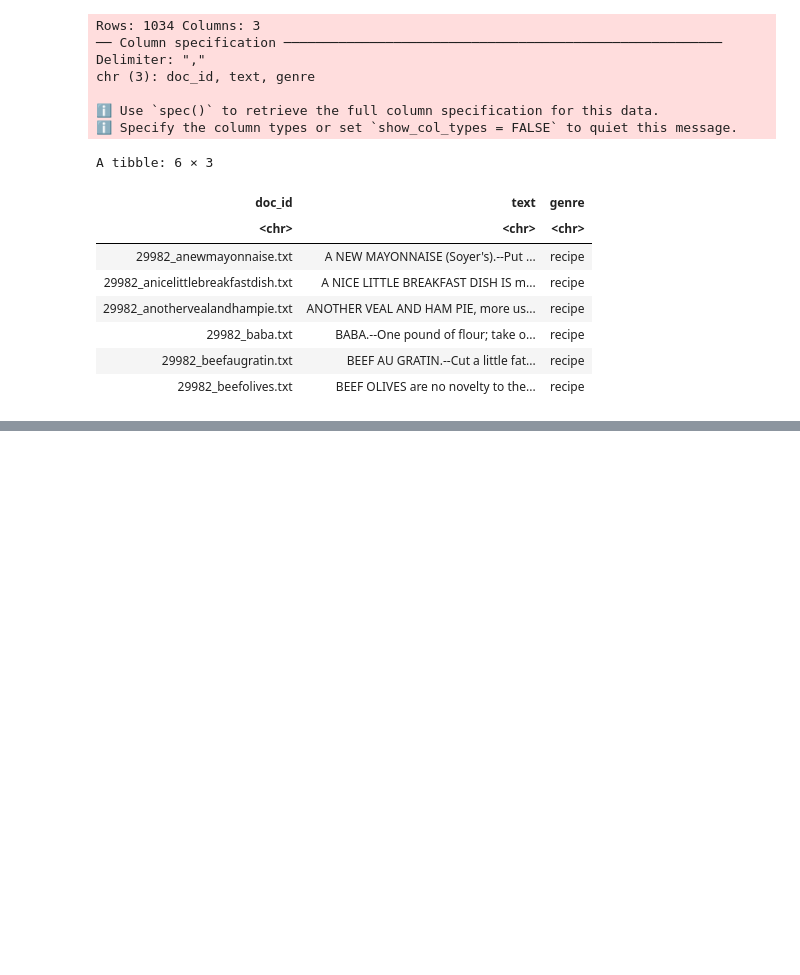
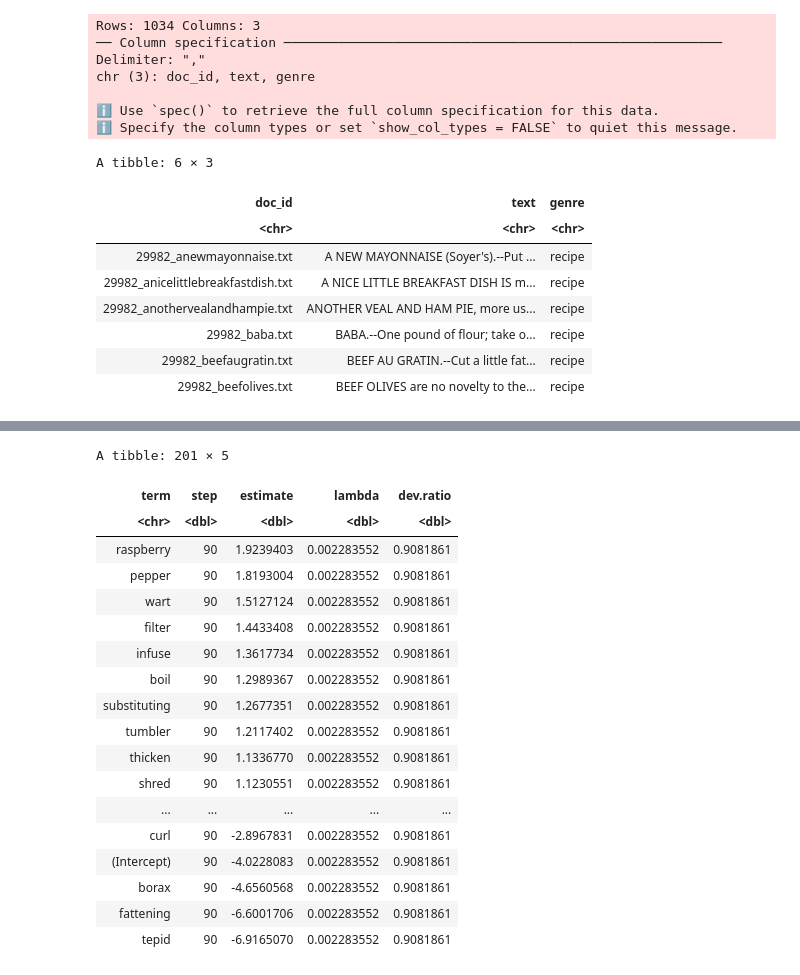
Before and after one commit to ViralTexts/viral-texts-classification, a Jupyter notebook: RecipeClassification.ipynb, the cells around one changed output, grey strips where cells are left out. Cells and saved outputs as stored; diff of their text form; code cells hidden in the pictures; blank space fills up the shorter version.

```diff
--- a/RecipeClassification.ipynb
+++ b/RecipeClassification.ipynb
@@ -135,0 +226,24 @@ coefs <- model$glmnet.fit %>%
+# %%
+coefs %>%
+  arrange(desc(estimate)) %>%
+  View()
+# %% [output]
+A tibble: 201 × 5
+| term | step | estimate | lambda | dev.ratio |
+| <chr> | <dbl> | <dbl> | <dbl> | <dbl> |
+| raspberry | 90 | 1.9239403 | 0.002283552 | 0.9081861 |
+| pepper | 90 | 1.8193004 | 0.002283552 | 0.9081861 |
+| wart | 90 | 1.5127124 | 0.002283552 | 0.9081861 |
+| filter | 90 | 1.4433408 | 0.002283552 | 0.9081861 |
+| infuse | 90 | 1.3617734 | 0.002283552 | 0.9081861 |
+| boil | 90 | 1.2989367 | 0.002283552 | 0.9081861 |
+| substituting | 90 | 1.2677351 | 0.002283552 | 0.9081861 |
+| tumbler | 90 | 1.2117402 | 0.002283552 | 0.9081861 |
+| thicken | 90 | 1.1336770 | 0.002283552 | 0.9081861 |
+| shred | 90 | 1.1230551 | 0.002283552 | 0.9081861 |
+| ... | ... | ... | ... | ... |
+| curl | 90 | -2.8967831 | 0.002283552 | 0.9081861 |
+| (Intercept) | 90 | -4.0228083 | 0.002283552 | 0.9081861 |
+| borax | 90 | -4.6560568 | 0.002283552 | 0.9081861 |
+| fattening | 90 | -6.6001706 | 0.002283552 | 0.9081861 |
+| tepid | 90 | -6.9165070 | 0.002283552 | 0.9081861 |
```
Also changed, not shown: parts of 31 cells of this notebook.
